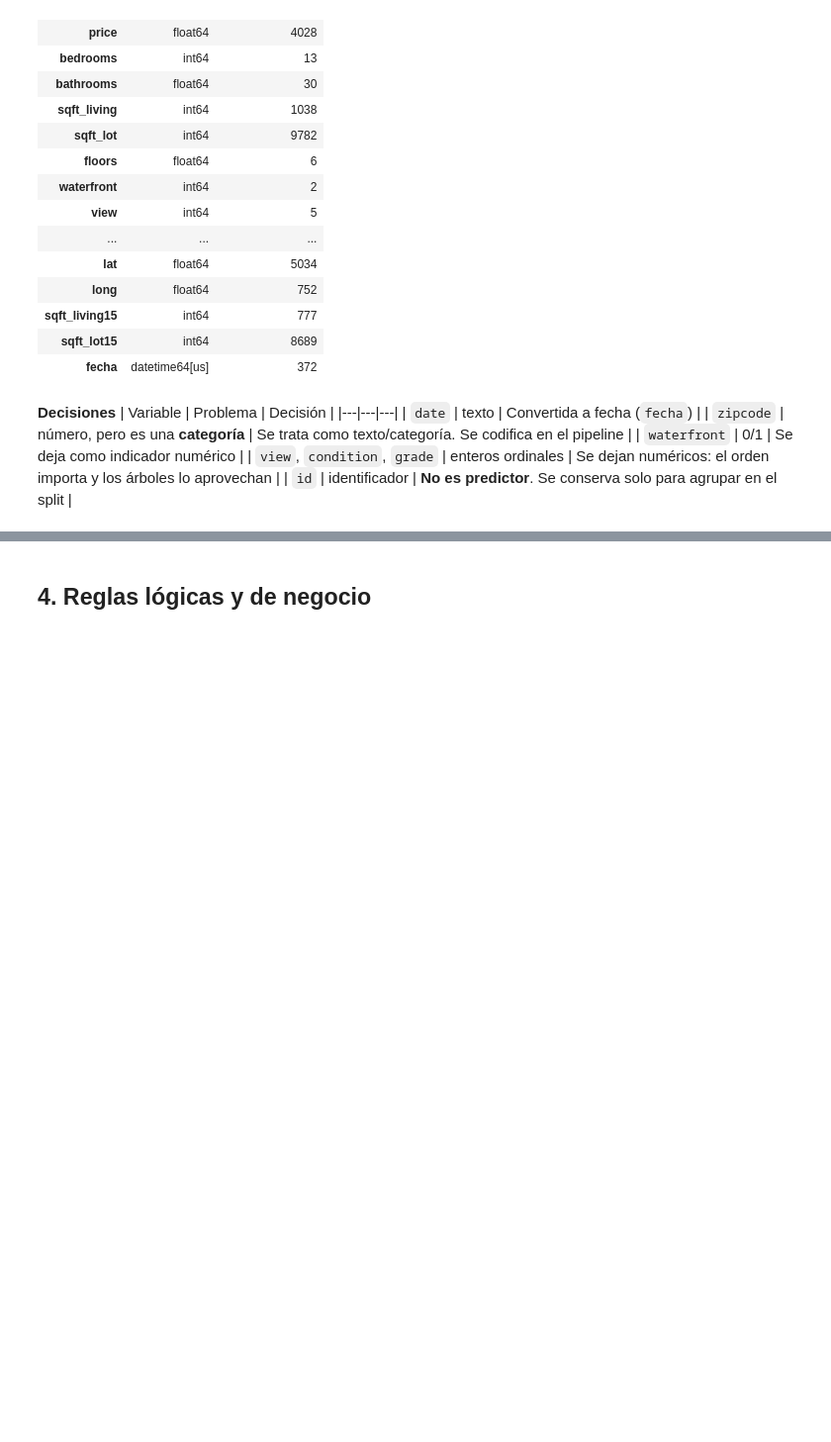
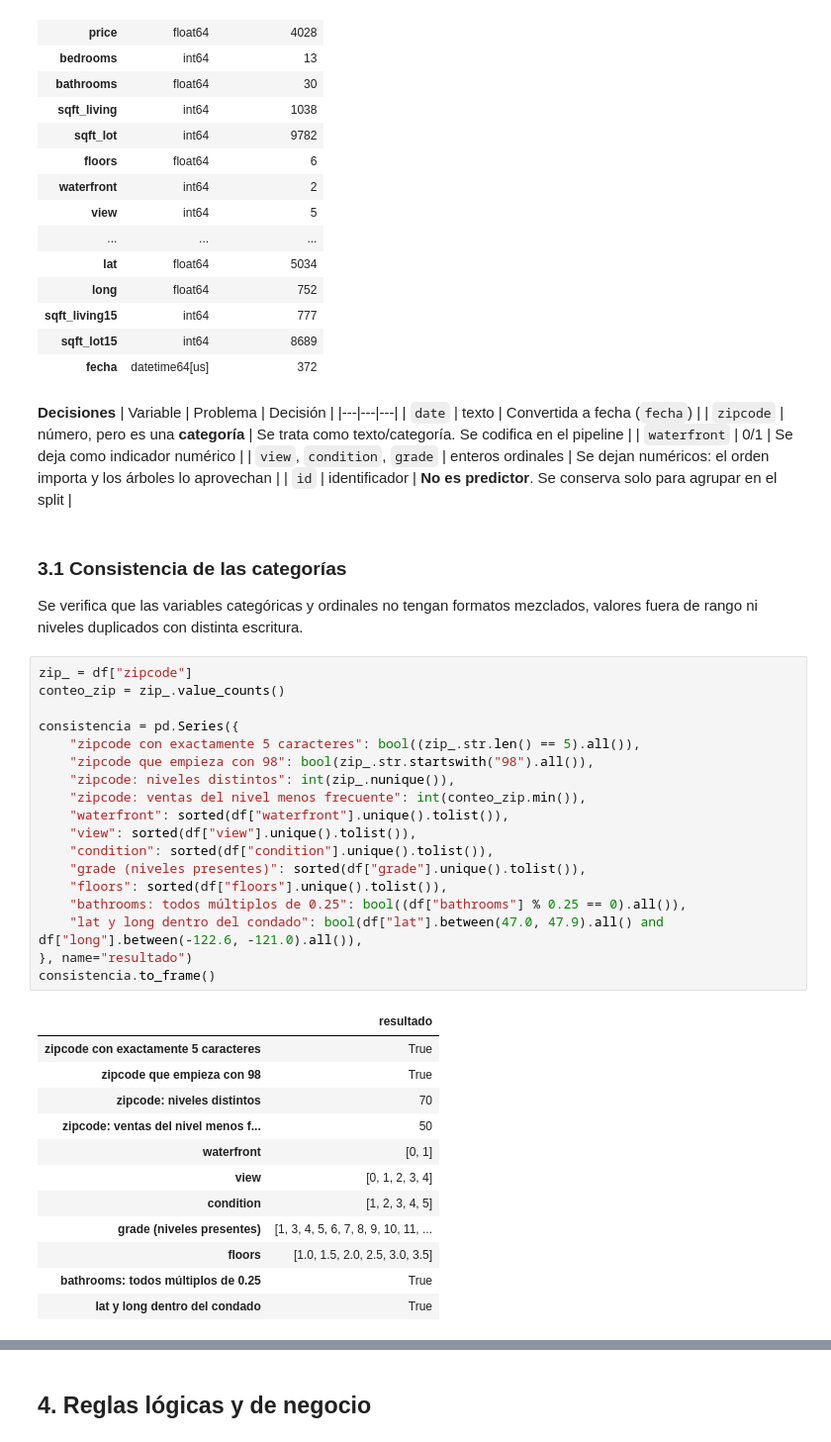
Before and after one commit to lvanCR/cc209-precios-inmobiliarios, a Jupyter notebook: notebooks/03_calidad_y_preparacion.ipynb, the cells around one changed output, grey strips where cells are left out. Shown at 99% size. Saved outputs shown, nothing was run; the diff lists cells and outputs as text; blank space fills up the shorter version.

Commit message:
feat: documentar la consistencia de las categorias (paso 5)

```diff
--- a/notebooks/03_calidad_y_preparacion.ipynb
+++ b/notebooks/03_calidad_y_preparacion.ipynb
@@ -86,3 +86,37 @@ tipos
 | `waterfront` | 0/1 | Se deja como indicador numérico |
 | `view`, `condition`, `grade` | enteros ordinales | Se dejan numéricos: el orden importa y los árboles lo aprovechan |
 | `id` | identificador | **No es predictor**. Se conserva solo para agrupar en el split |
+# %% [markdown]
+### 3.1 Consistencia de las categorías
+Se verifica que las variables categóricas y ordinales no tengan formatos mezclados, valores fuera de rango ni niveles duplicados con distinta escritura.
+# %%
+zip_ = df["zipcode"]
+conteo_zip = zip_.value_counts()
+
+consistencia = pd.Series({
+    "zipcode con exactamente 5 caracteres": bool((zip_.str.len() == 5).all()),
+    "zipcode que empieza con 98": bool(zip_.str.startswith("98").all()),
+    "zipcode: niveles distintos": int(zip_.nunique()),
+    "zipcode: ventas del nivel menos frecuente": int(conteo_zip.min()),
+    "waterfront": sorted(df["waterfront"].unique().tolist()),
+    "view": sorted(df["view"].unique().tolist()),
+    "condition": sorted(df["condition"].unique().tolist()),
+    "grade (niveles presentes)": sorted(df["grade"].unique().tolist()),
+    "floors": sorted(df["floors"].unique().tolist()),
+    "bathrooms: todos múltiplos de 0.25": bool((df["bathrooms"] % 0.25 == 0).all()),
+    "lat y long dentro del condado": bool(df["lat"].between(47.0, 47.9).all() and df["long"].between(-122.6, -121.0).all()),
+}, name="resultado")
+consistencia.to_frame()
+# %% [output]
+|  | resultado |
+| zipcode con exactamente 5 caracteres | True |
+| zipcode que empieza con 98 | True |
+| zipcode: niveles distintos | 70 |
+| zipcode: ventas del nivel menos f... | 50 |
+| waterfront | [0, 1] |
+| view | [0, 1, 2, 3, 4] |
+| condition | [1, 2, 3, 4, 5] |
+| grade (niveles presentes) | [1, 3, 4, 5, 6, 7, 8, 9, 10, 11, ... |
+| floors | [1.0, 1.5, 2.0, 2.5, 3.0, 3.5] |
+| bathrooms: todos múltiplos de 0.25 | True |
+| lat y long dentro del condado | True |
```
Also changed, not shown: parts of 1 cell of this notebook, 2 other files.
